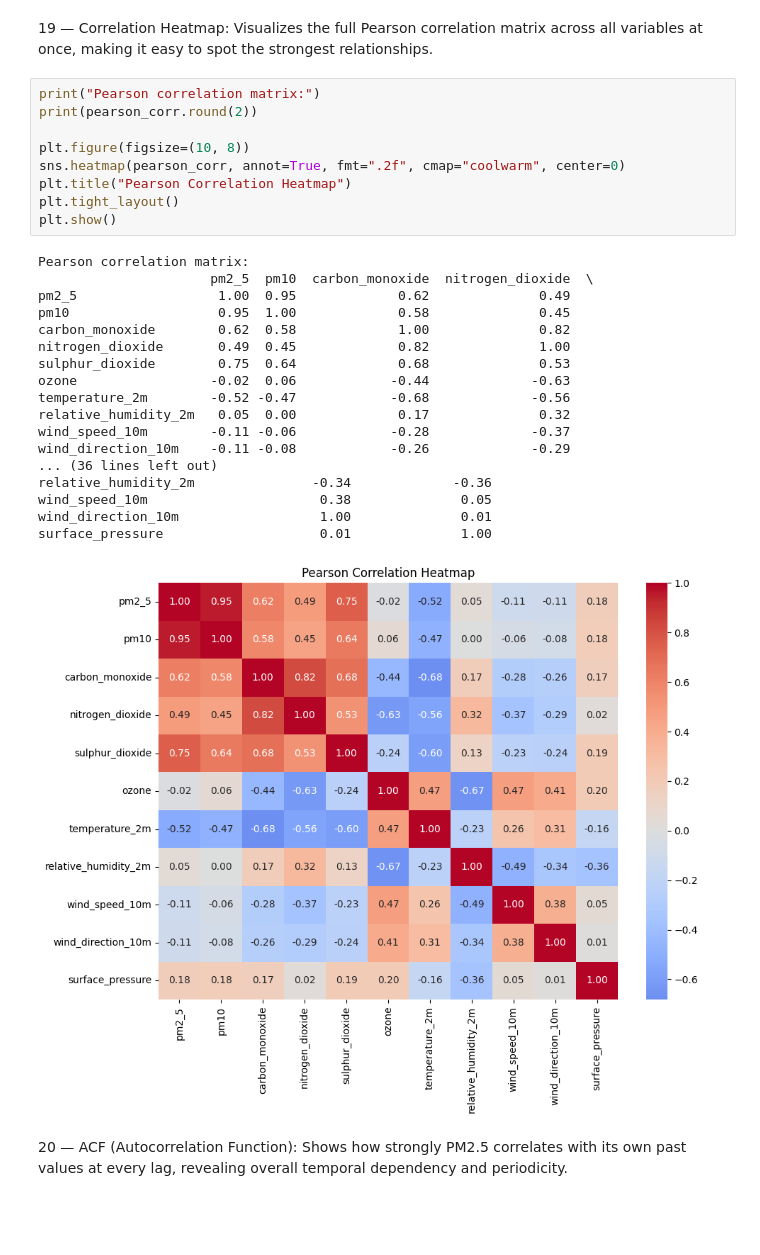
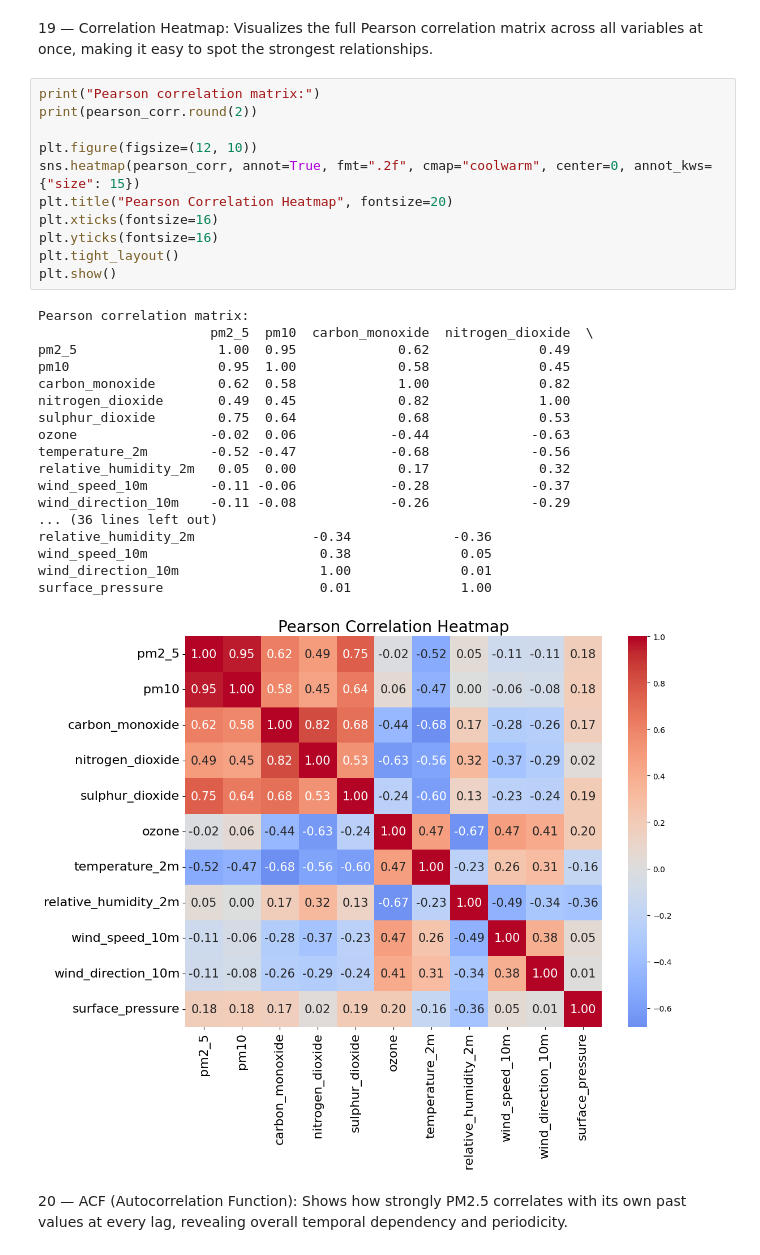
Before and after one commit to adarsha-7/pm25-forecasting, a Jupyter notebook: notebooks/eda/phase_2/15_to_32.ipynb, the cells around one changed output. Drawn from its saved outputs; the diff is of its cells as text; blank space fills up the shorter version.

```diff
--- a/notebooks/eda/phase_2/15_to_32.ipynb
+++ b/notebooks/eda/phase_2/15_to_32.ipynb
@@ -101,31 +101,33 @@ Name: pm2_5, dtype: float64
 # %%
 print("Pearson correlation matrix:")
 print(pearson_corr.round(2))
 
-plt.figure(figsize=(10, 8))
-sns.heatmap(pearson_corr, annot=True, fmt=".2f", cmap="coolwarm", center=0)
-plt.title("Pearson Correlation Heatmap")
+plt.figure(figsize=(12, 10))
+sns.heatmap(pearson_corr, annot=True, fmt=".2f", cmap="coolwarm", center=0, annot_kws={"size": 15})
+plt.title("Pearson Correlation Heatmap", fontsize=20)
+plt.xticks(fontsize=16)
+plt.yticks(fontsize=16)
 plt.tight_layout()
 plt.show()
 # %% [output]
 Pearson correlation matrix:
                       pm2_5  pm10  carbon_monoxide  nitrogen_dioxide  \
 pm2_5                  1.00  0.95             0.62              0.49
 pm10                   0.95  1.00             0.58              0.45
 carbon_monoxide        0.62  0.58             1.00              0.82
 nitrogen_dioxide       0.49  0.45             0.82              1.00
 sulphur_dioxide        0.75  0.64             0.68              0.53
 ozone                 -0.02  0.06            -0.44             -0.63
 temperature_2m        -0.52 -0.47            -0.68             -0.56
 relative_humidity_2m   0.05  0.00             0.17              0.32
 wind_speed_10m        -0.11 -0.06            -0.28             -0.37
 wind_direction_10m    -0.11 -0.08            -0.26             -0.29
 ... (36 lines left out)
 relative_humidity_2m               -0.34             -0.36
 wind_speed_10m                      0.38              0.05
 wind_direction_10m                  1.00              0.01
 surface_pressure                    0.01              1.00
-[figure, old version]
+[figure, new version]
 # %% [markdown]
 20 — ACF (Autocorrelation Function): Shows how strongly PM2.5 correlates with its own past values at every lag, revealing overall temporal dependency and periodicity.
 # %%
```
Also changed, not shown: parts of 7 cells of this notebook, 24 other files.
